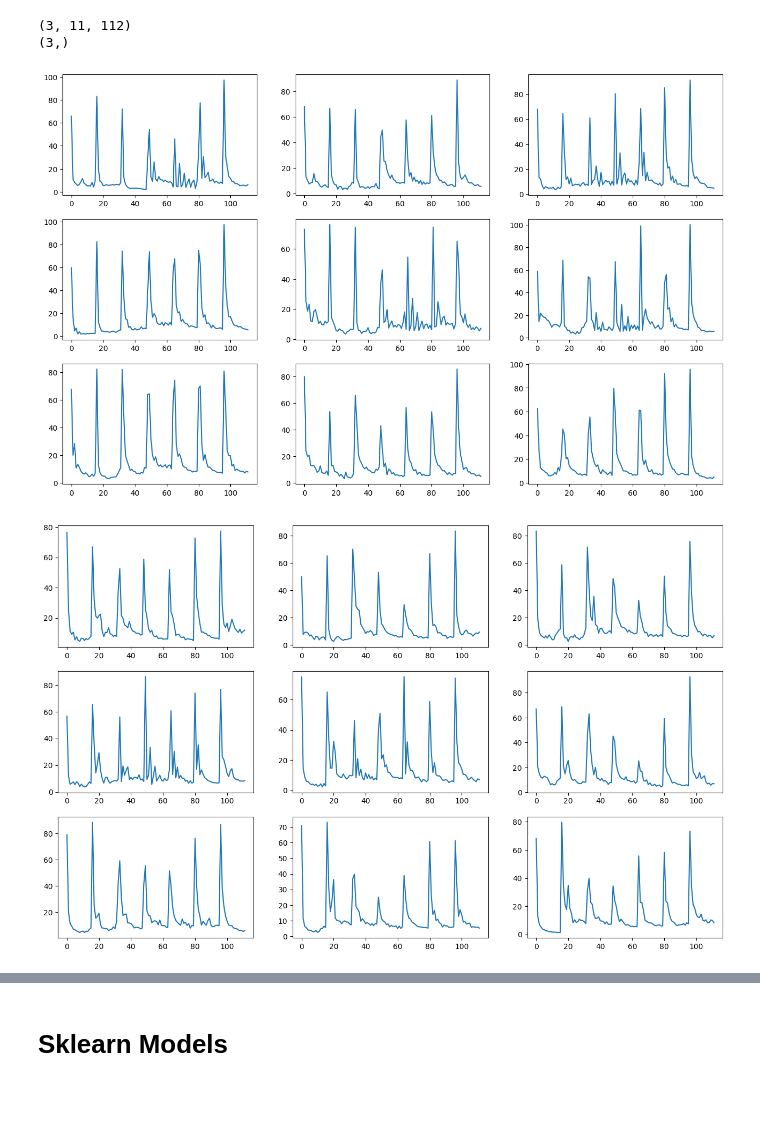
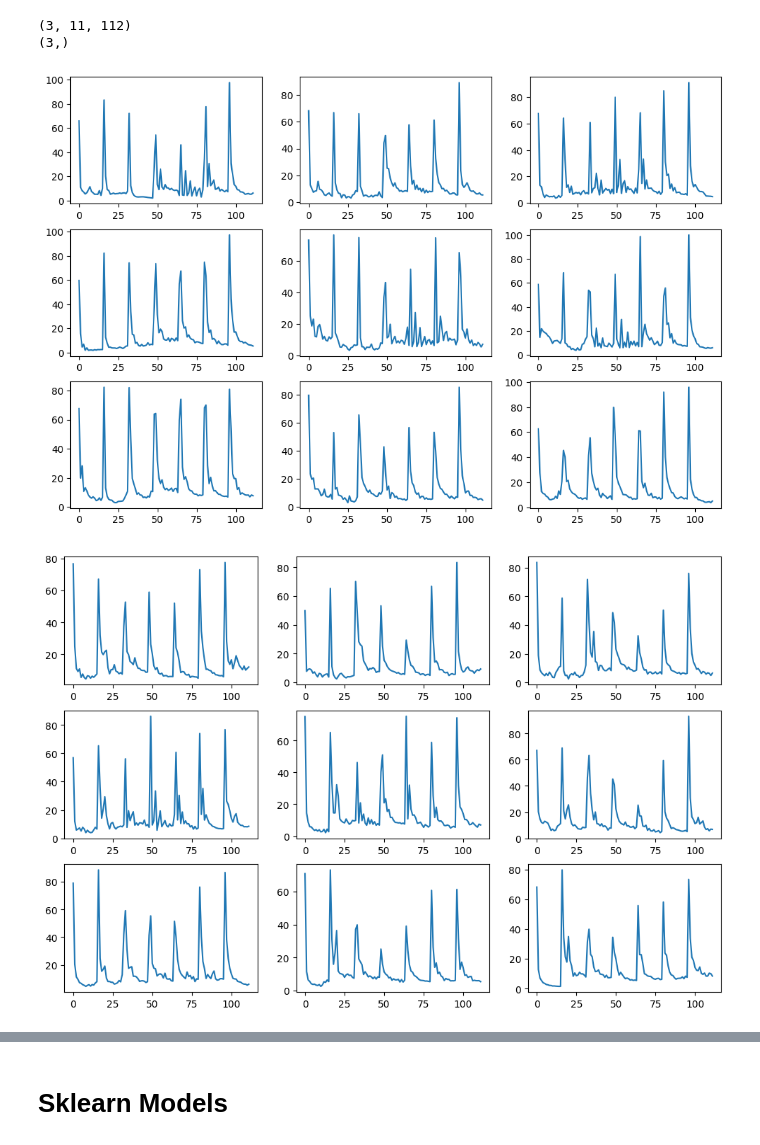
Before and after one commit to teleplayer123/audio_recognition, a Jupyter notebook: audio_processing.ipynb, the cells around one changed output, grey strips where cells are left out. Drawn from its saved outputs; the diff is of its cells as text; code cells hidden in the pictures; blank space fills up the shorter version.

```diff
--- a/audio_processing.ipynb
+++ b/audio_processing.ipynb
@@ -78,18 +78,18 @@ print(np.shape(labels))
 (3,)
 # %%
 a = audio_data[0]
-plt.figure(figsize=(16, 10))
+plt.figure(figsize=(12, 8))
 rows = 3
 cols = 3
 for i in range(9):
   data = a[i]
   plt.subplot(rows, cols, i+1)
   plt.plot(data)
 # %% [output]
-[figure, old version]
+[figure, new version]
 # %%
 a = audio_data[1]
-plt.figure(figsize=(16, 10))
+plt.figure(figsize=(12, 8))
 rows = 3
 cols = 3
 for i in range(9):
@@ -97,6 +97,6 @@ for i in range(9):
   plt.subplot(rows, cols, i+1)
   plt.plot(data)
 # %% [output]
-[figure, old version]
+[figure, new version]
 # %%
 a = audio_data[2]
```
Also changed, not shown: parts of 7 cells of this notebook.
